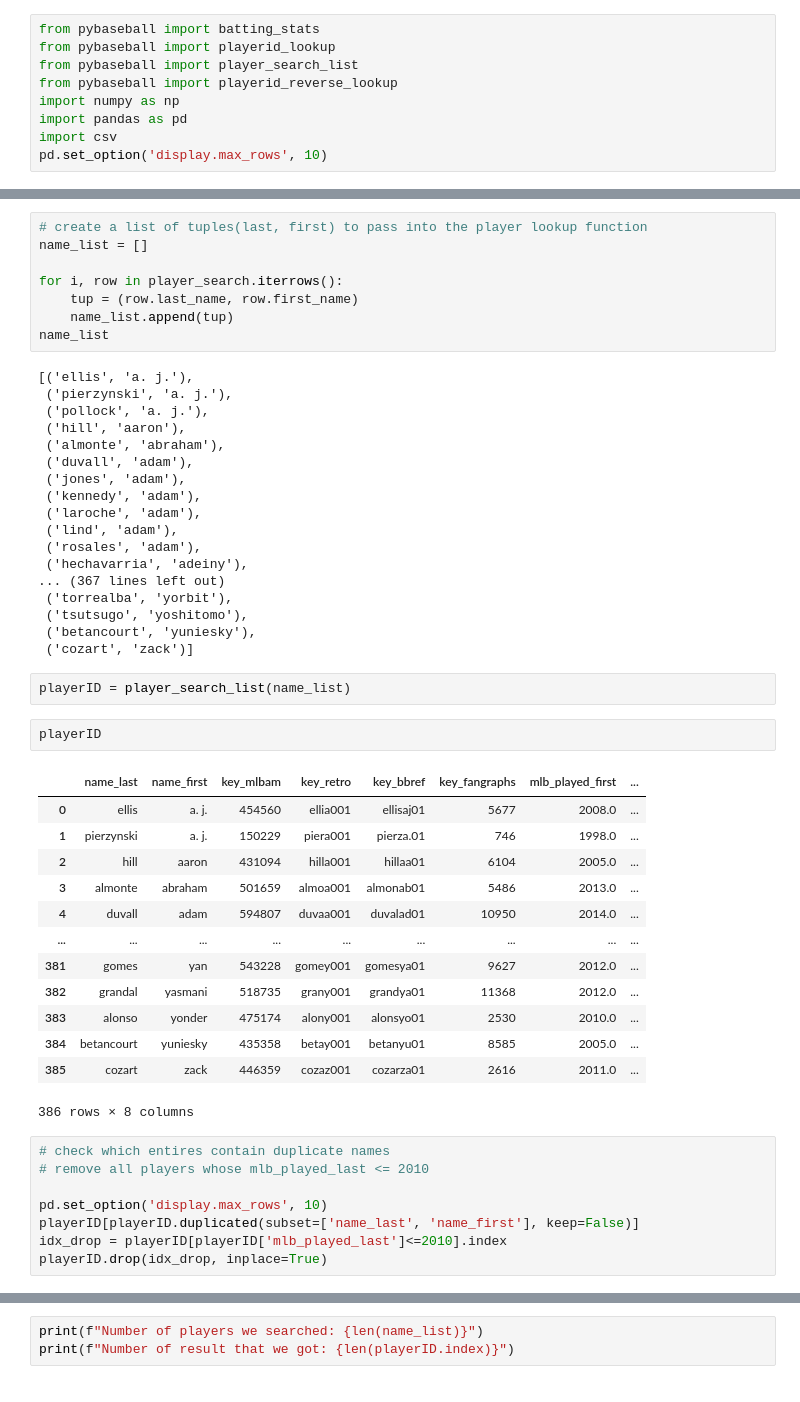
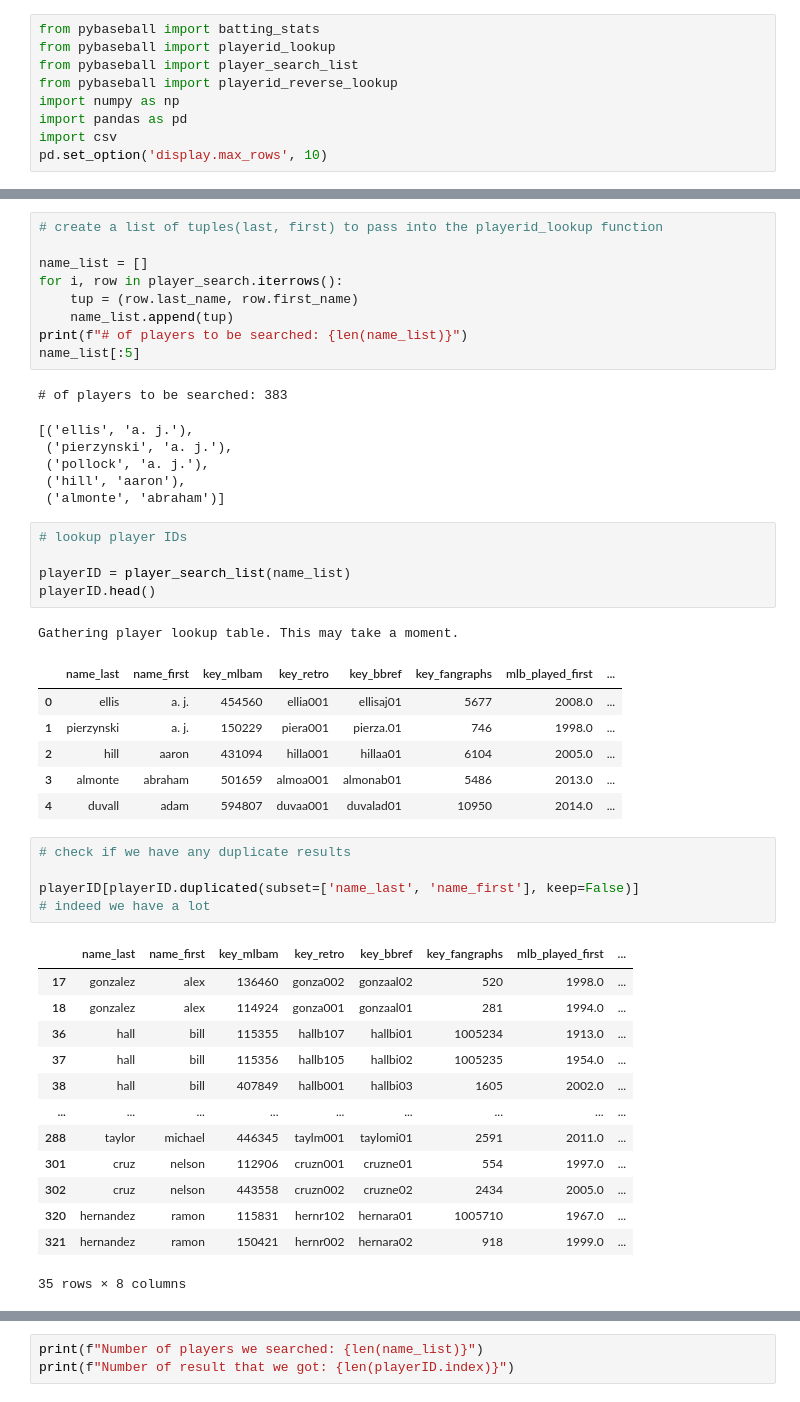
Before and after one commit to cj0121/mlb-salary-prediction, a Jupyter notebook: data_cleaning.ipynb, the cells around one changed output, grey strips where cells are left out. Saved outputs shown, nothing was run; the diff lists cells and outputs as text.

```diff
--- a/data_cleaning.ipynb
+++ b/data_cleaning.ipynb
@@ -88,52 +143,48 @@ player_search
 # %%
-# create a list of tuples(last, first) to pass into the player lookup function
+# create a list of tuples(last, first) to pass into the playerid_lookup function
+
 name_list = []
-
 for i, row in player_search.iterrows():
     tup = (row.last_name, row.first_name)
     name_list.append(tup)
-name_list
+print(f"# of players to be searched: {len(name_list)}")
+name_list[:5]
 # %% [output]
-[('ellis', 'a. j.'),
- ('pierzynski', 'a. j.'),
- ('pollock', 'a. j.'),
- ('hill', 'aaron'),
- ('almonte', 'abraham'),
- ('duvall', 'adam'),
- ('jones', 'adam'),
- ('kennedy', 'adam'),
- ('laroche', 'adam'),
- ('lind', 'adam'),
- ('rosales', 'adam'),
- ('hechavarria', 'adeiny'),
-... (367 lines left out)
- ('torrealba', 'yorbit'),
- ('tsutsugo', 'yoshitomo'),
- ('betancourt', 'yuniesky'),
- ('cozart', 'zack')]
+# of players to be searched: 383
+[('ellis', 'a. j.'),
+ ('pierzynski', 'a. j.'),
+ ('pollock', 'a. j.'),
+ ('hill', 'aaron'),
+ ('almonte', 'abraham')]
 # %%
+# lookup player IDs
+
 playerID = player_search_list(name_list)
+playerID.head()
+# %% [output]
+Gathering player lookup table. This may take a moment.
+|  | name_last | name_first | key_mlbam | key_retro | key_bbref | key_fangraphs | mlb_played_first | ... |
+| 0 | ellis | a. j. | 454560 | ellia001 | ellisaj01 | 5677 | 2008.0 | ... |
+| 1 | pierzynski | a. j. | 150229 | piera001 | pierza.01 | 746 | 1998.0 | ... |
+| 2 | hill | aaron | 431094 | hilla001 | hillaa01 | 6104 | 2005.0 | ... |
+| 3 | almonte | abraham | 501659 | almoa001 | almonab01 | 5486 | 2013.0 | ... |
+| 4 | duvall | adam | 594807 | duvaa001 | duvalad01 | 10950 | 2014.0 | ... |
-# %%
-playerID
-# %% [output]
-|  | name_last | name_first | key_mlbam | key_retro | key_bbref | key_fangraphs | mlb_played_first | ... |
-| 0 | ellis | a. j. | 454560 | ellia001 | ellisaj01 | 5677 | 2008.0 | ... |
-| 1 | pierzynski | a. j. | 150229 | piera001 | pierza.01 | 746 | 1998.0 | ... |
-| 2 | hill | aaron | 431094 | hilla001 | hillaa01 | 6104 | 2005.0 | ... |
-| 3 | almonte | abraham | 501659 | almoa001 | almonab01 | 5486 | 2013.0 | ... |
-| 4 | duvall | adam | 594807 | duvaa001 | duvalad01 | 10950 | 2014.0 | ... |
-| ... | ... | ... | ... | ... | ... | ... | ... | ... |
-| 381 | gomes | yan | 543228 | gomey001 | gomesya01 | 9627 | 2012.0 | ... |
-| 382 | grandal | yasmani | 518735 | grany001 | grandya01 | 11368 | 2012.0 | ... |
-| 383 | alonso | yonder | 475174 | alony001 | alonsyo01 | 2530 | 2010.0 | ... |
-| 384 | betancourt | yuniesky | 435358 | betay001 | betanyu01 | 8585 | 2005.0 | ... |
-| 385 | cozart | zack | 446359 | cozaz001 | cozarza01 | 2616 | 2011.0 | ... |
-386 rows × 8 columns
 # %%
-# check which entires contain duplicate names
-# remove all players whose mlb_played_last <= 2010
+# check if we have any duplicate results
 
-pd.set_option('display.max_rows', 10)
 playerID[playerID.duplicated(subset=['name_last', 'name_first'], keep=False)]
-idx_drop = playerID[playerID['mlb_played_last']<=2010].index
-playerID.drop(idx_drop, inplace=True)
+# indeed we have a lot
+# %% [output]
+|  | name_last | name_first | key_mlbam | key_retro | key_bbref | key_fangraphs | mlb_played_first | ... |
+| 17 | gonzalez | alex | 136460 | gonza002 | gonzaal02 | 520 | 1998.0 | ... |
+| 18 | gonzalez | alex | 114924 | gonza001 | gonzaal01 | 281 | 1994.0 | ... |
+| 36 | hall | bill | 115355 | hallb107 | hallbi01 | 1005234 | 1913.0 | ... |
+| 37 | hall | bill | 115356 | hallb105 | hallbi02 | 1005235 | 1954.0 | ... |
+| 38 | hall | bill | 407849 | hallb001 | hallbi03 | 1605 | 2002.0 | ... |
+| ... | ... | ... | ... | ... | ... | ... | ... | ... |
+| 288 | taylor | michael | 446345 | taylm001 | taylomi01 | 2591 | 2011.0 | ... |
+| 301 | cruz | nelson | 112906 | cruzn001 | cruzne01 | 554 | 1997.0 | ... |
+| 302 | cruz | nelson | 443558 | cruzn002 | cruzne02 | 2434 | 2005.0 | ... |
+| 320 | hernandez | ramon | 115831 | hernr102 | hernara01 | 1005710 | 1967.0 | ... |
+| 321 | hernandez | ramon | 150421 | hernr002 | hernara02 | 918 | 1999.0 | ... |
+35 rows × 8 columns
```
Also changed, not shown: parts of 32 cells of this notebook, 2 other files.
